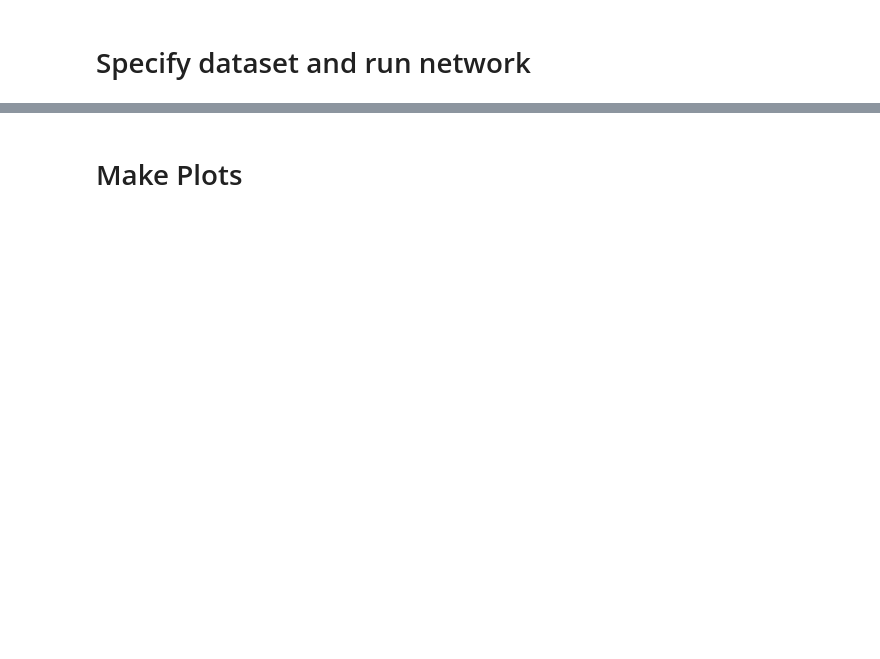
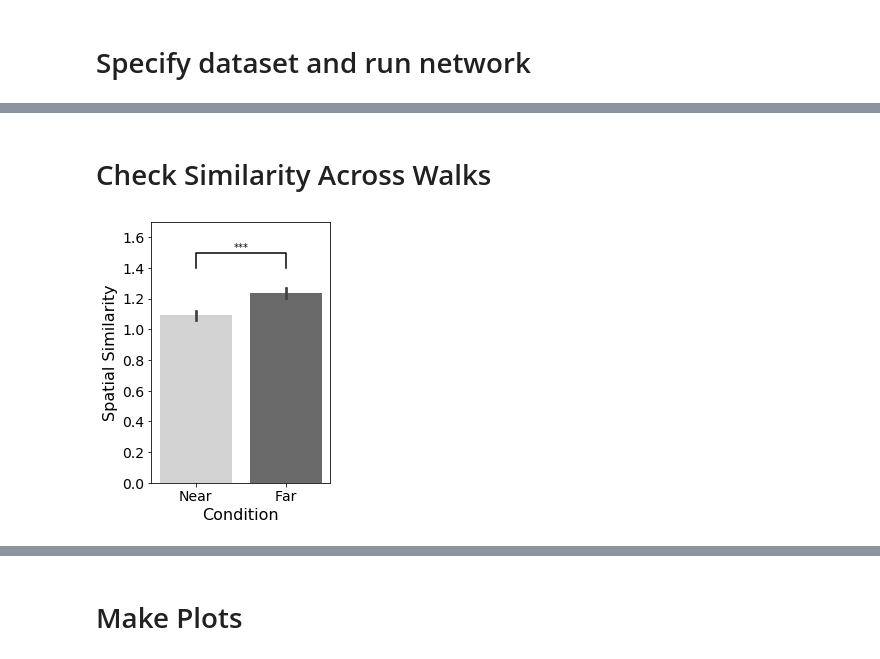
Before and after one commit to chingf/sr-project, a Jupyter notebook: notebooks/5f-place-field-barriers.ipynb, the cells around one changed output, grey strips where cells are left out. Cells and saved outputs as stored; diff of their text form; code cells hidden in the pictures; blank space fills up the shorter version.

```diff
--- a/notebooks/5f-place-field-barriers.ipynb
+++ b/notebooks/5f-place-field-barriers.ipynb
@@ -76,5 +91,5 @@ plt.show()
 # %%
-gamma=0.7
+gamma=0.95
 # %%
 arena_length = int(np.sqrt(input.num_states)) - 1
 walk_xs = input.xs.astype(int)
@@ -113,0 +139,14 @@ Finished Training
+# %%
+rnn = MLP(input_size, input_size*2)
+
+reg_outputs, loss, reg_dset = run_mlp(
+    '../trained_models/test/', rnn, reg_dataset,
+    reg_dataset_config, gamma=gamma, test_over_all=False,
+    return_dset=True
+    )
+rnn.reset()
+barrier_outputs, loss, barrier_dset = run_mlp(
+    '../trained_models/test/', rnn, barrier_dataset,
+    barrier_dataset_config, gamma=gamma, test_over_all=False,
+    return_dset=True
+    )
@@ -113,0 +171,2 @@ Finished Training
+# %% [markdown]
+# Check Similarity Across Walks
@@ -117,0 +239,17 @@ arena_length = int(np.sqrt(dset.num_states))
+# %%
+fig, ax = plt.subplots(figsize=(6.4*0.5, 4.8))
+df = pd.DataFrame({'Spatial Similarity': corrs, 'Condition': condn})
+sns.barplot(
+    x='Condition', y='Spatial Similarity', data=df, ax=ax,
+    palette=['lightgrey', 'dimgray']
+    )
+plt.ylim(0, 1.7)
+plt.plot([0, 0, 1, 1], [1.4, 1.5, 1.5, 1.4], lw=1.5, c='k')
+plt.text((0+1)/2, 1.5, "***", ha='center', va='bottom', color='k')
+plt.xlabel('Condition', fontsize=16)
+plt.xticks(fontsize=14)
+plt.yticks(fontsize=14)
+plt.ylabel('Spatial Similarity', fontsize=16)
+plt.show()
+# %% [output]
+[figure, added]
```
Also changed, not shown: parts of 18 cells of this notebook, 5 other files.
